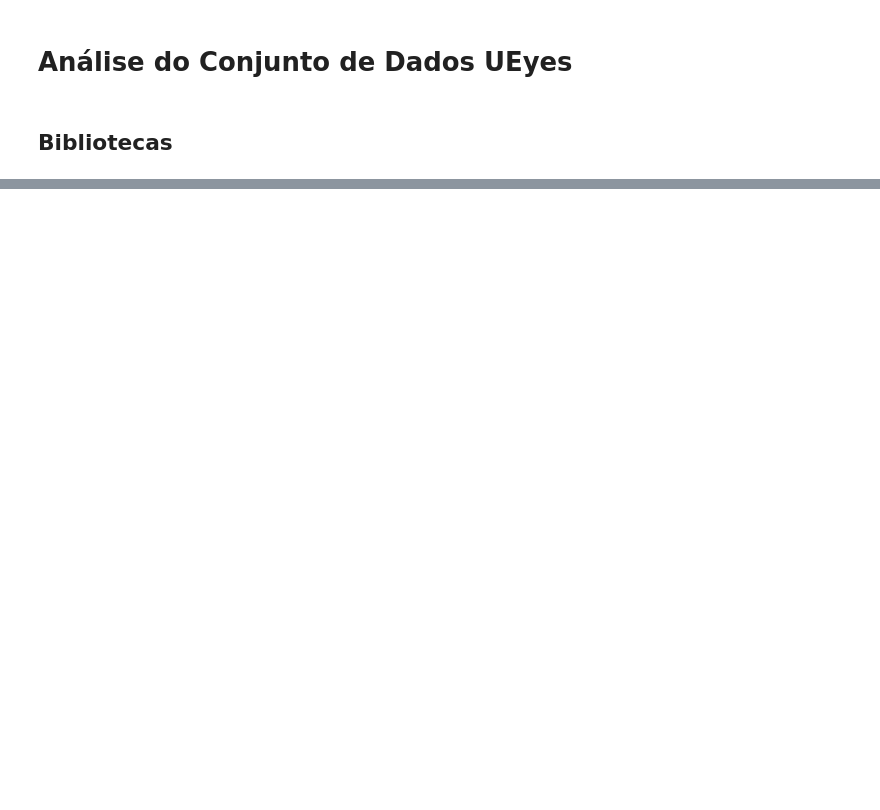
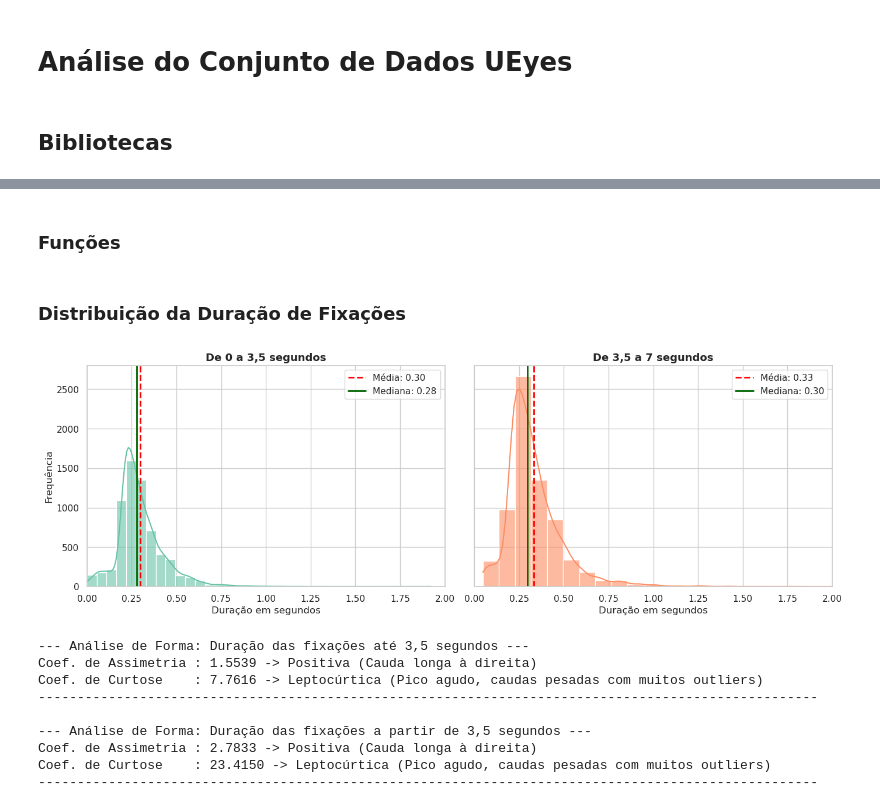
Before and after one commit to rodrigoraupp/hci_eyetracking_analysis, a Jupyter notebook: notebooks/03_analysis.ipynb, the cells around one changed output, grey strips where cells are left out. Saved outputs shown, nothing was run; the diff lists cells and outputs as text; code cells hidden in the pictures; blank space fills up the shorter version.

Commit message:
Análises feitas no notebook de análises + revisão de pipeline

```diff
--- a/notebooks/03_analysis.ipynb
+++ b/notebooks/03_analysis.ipynb
@@ -125,0 +47,15 @@ df_early = df_fixations
+# %% [markdown]
+### Funções
+# %%
+# MASKS PARA SEPARAÇÃO DE TEMPOS NOS DFS DE FIXAÇÃO E SACADA
+# cópia limpa para análise e agrupamento de dados de fixações
+df_fixacao_base = df_fixations.copy()
+
+# categorizando as janelas temporais
+df_fixacao_base['janela_temporal'] = np.where(df_fixacao_base['TIME'] <= 3.5, 'early', 'late')
+
+# o mesmo para sacadas
+df_sacadas_base = df_saccades.copy()
+
+# categorizando as janelas temporais para sacadas também
+df_sacadas_base['janela_temporal'] = np.where(df_sacadas_base['TIME'] <= 3.5, 'early', 'late')
@@ -125,0 +141,36 @@ df_early = df_fixations
+# %% [markdown]
+### Distribuição da Duração de Fixações
+# %%
+# PLOT DA DISTRIBUIÇÃO DAS DURAÇÕES DE FIXAÇÕES
+# preparação dos dados
+fpogd_early = df_fixacao_base[df_fixacao_base['janela_temporal'] == 'early']['FPOGD']
+fpogd_late = df_fixacao_base[df_fixacao_base['janela_temporal'] == 'late']['FPOGD']
+
+plot_distribuicao(
+    fpogd_early,
+    fpogd_late,
+    None,
+    "Duração em segundos",
+    [0,2],
+    False,
+    save_image='../graphs/distr_dur_fixacoes.pdf'
+)
+analisar_assimetria_curtose(
+    fpogd_early,
+    "Duração das fixações até 3,5 segundos"
+)
+analisar_assimetria_curtose(
+    fpogd_late,
+    "Duração das fixações a partir de 3,5 segundos"
+)
+# %% [output]
+[figure, added]
+--- Análise de Forma: Duração das fixações até 3,5 segundos ---
+Coef. de Assimetria : 1.5539 -> Positiva (Cauda longa à direita)
+Coef. de Curtose    : 7.7616 -> Leptocúrtica (Pico agudo, caudas pesadas com muitos outliers)
+----------------------------------------------------------------------------------------------------
+
+--- Análise de Forma: Duração das fixações a partir de 3,5 segundos ---
+Coef. de Assimetria : 2.7833 -> Positiva (Cauda longa à direita)
+Coef. de Curtose    : 23.4150 -> Leptocúrtica (Pico agudo, caudas pesadas com muitos outliers)
+----------------------------------------------------------------------------------------------------
```
Also changed, not shown: parts of 78 cells of this notebook, 2 other files.
